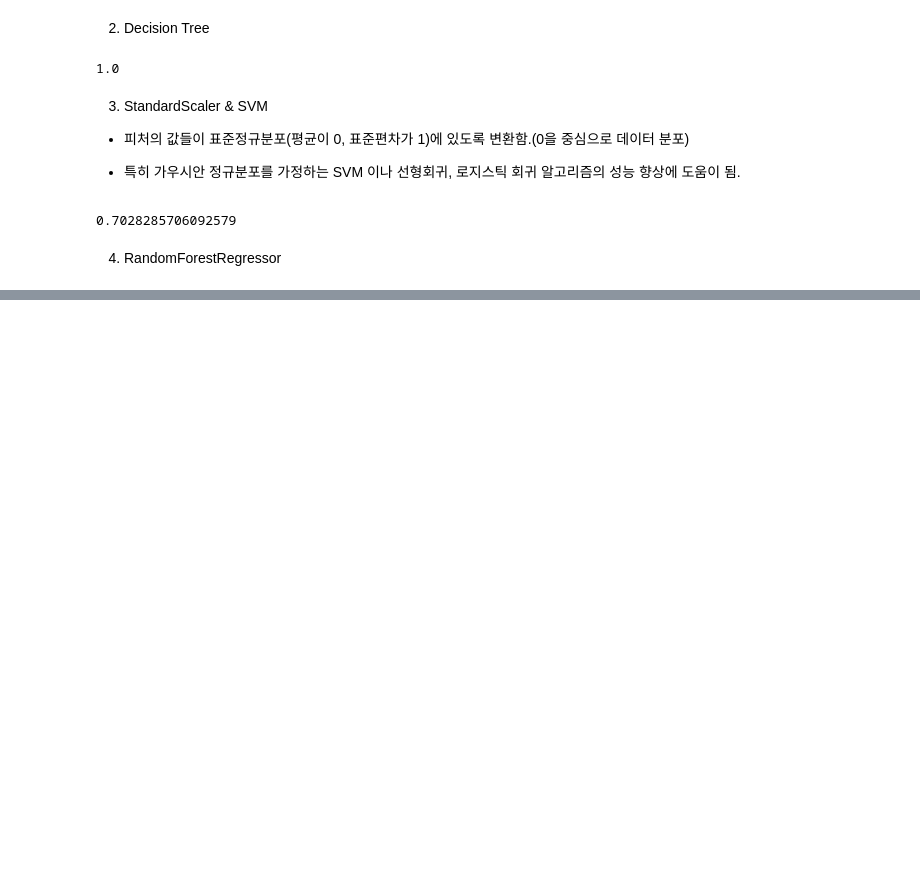
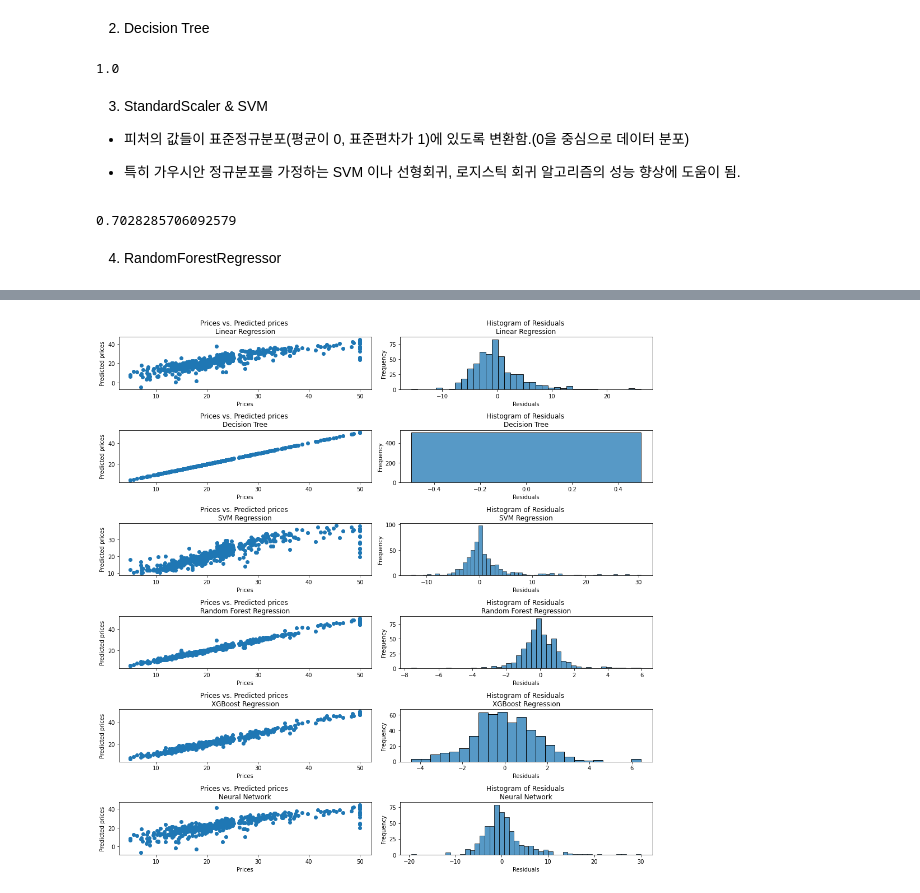
Before and after one commit to zasminah/MachineLearning_study, a Jupyter notebook: Prediction_BostonHousingPrices.ipynb, the cells around one changed output, grey strips where cells are left out. Saved outputs shown, nothing was run; the diff lists cells and outputs as text; code cells hidden in the pictures; blank space fills up the shorter version.

```diff
--- a/Prediction_BostonHousingPrices.ipynb
+++ b/Prediction_BostonHousingPrices.ipynb
@@ -204,0 +207,7 @@ prediction.append(y_pred)
+# %%
+model = xgboost.XGBRegressor()
+model.fit(X, y)
+y_pred = model.predict(X)
+acc = sklearn.metrics.r2_score(y, y_pred)
+print(acc)
+prediction.append(y_pred)
@@ -204,0 +219,12 @@ prediction.append(y_pred)
+# %%
+in_layer = tf.keras.layers.Input(shape=[13])
+out_layer = tf.keras.layers.Dense(1)(in_layer)
+model = tf.keras.models.Model(in_layer, out_layer)
+model.compile(loss='mse')
+model.summary()
+model.fit(X, y, epochs=3000)
+y_pred = model.predict(X)
+# print(y_pred)
+acc = sklearn.metrics.r2_score(y, y_pred)
+print(acc)
+prediction.append(y_pred)
@@ -204,0 +249,24 @@ prediction.append(y_pred)
+# %%
+prediction[5]=prediction[5].flatten() # one dimension array
+# print(prediction[5])
+# %%
+Model = ['Linear Regression', 'Decision Tree', 'SVM Regression', 'Random Forest Regression',
+         'XGBoost Regression', 'Neural Network']
+# %%
+plt.figure(figsize=(14,14))
+#for i in range(len(Model)):
+for i in range(len(Model)):
+  plt.subplot(6,2,i*2+1)
+  plt.scatter(y, prediction[i])
+  plt.title("Prices vs. Predicted prices \n"+Model[i])
+  plt.xlabel("Prices")
+  plt.ylabel("Predicted prices")
+  plt.subplot(6,2,i*2+2)
+  sns.histplot(y-prediction[i])
+  plt.title("Histogram of Residuals \n"+Model[i])
+  plt.xlabel("Residuals")
+  plt.ylabel("Frequency")
+plt.tight_layout()
+plt.show()
+# %% [output]
+[figure, added]
```
Also changed, not shown: parts of 5 cells of this notebook.
